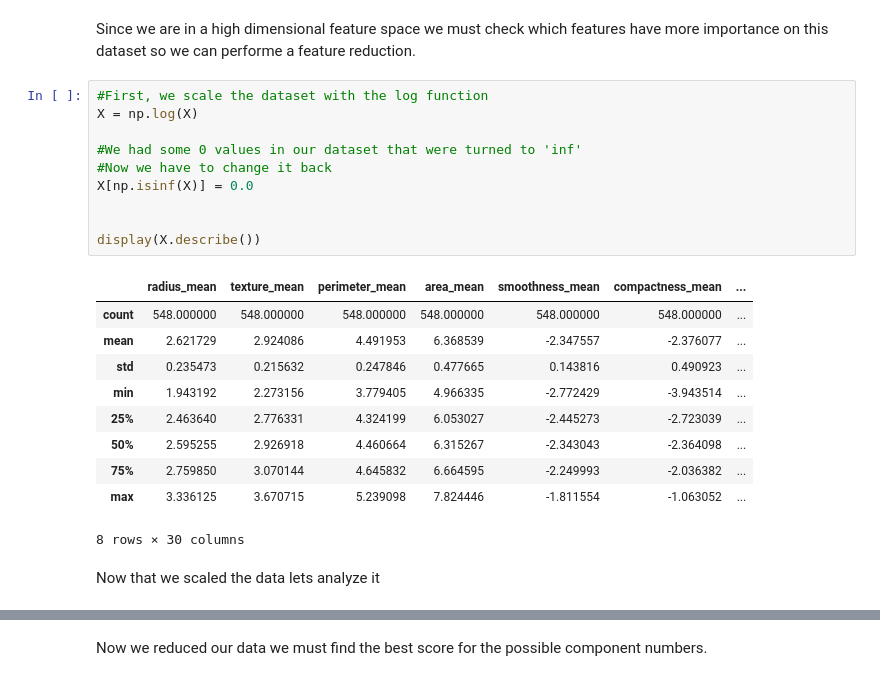
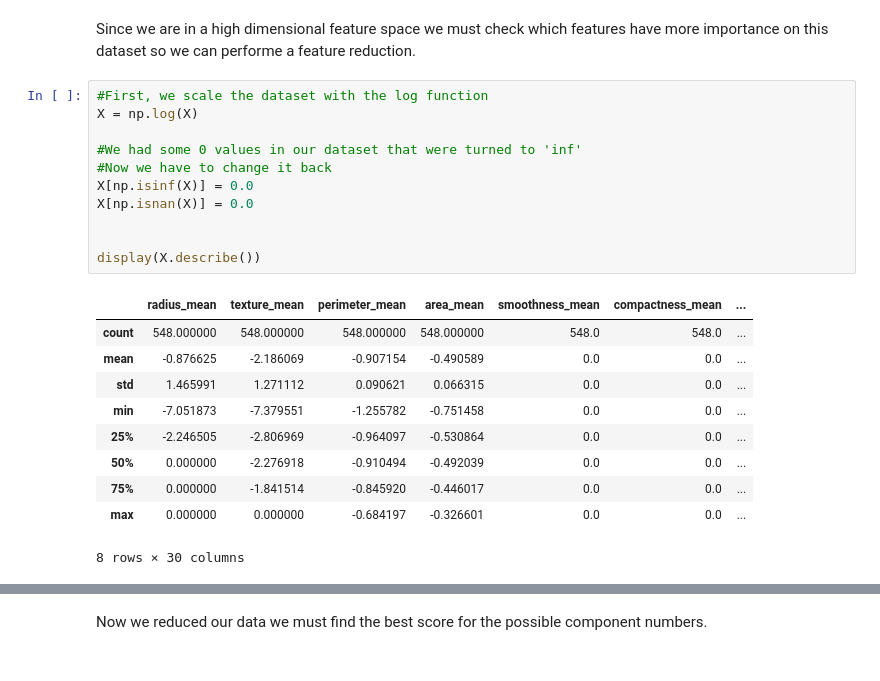
Before and after one commit to jeyvison/machine_learning_project, a Jupyter notebook: Machine Learning Capstone Project.ipynb, the cells around one changed output, grey strips where cells are left out. Cells and saved outputs as stored; diff of their text form.

```diff
--- a/Machine Learning Capstone Project.ipynb
+++ b/Machine Learning Capstone Project.ipynb
@@ -63,23 +63,22 @@ Since we are in a high dimensional feature space we must check which features ha
 # %%
 #First, we scale the dataset with the log function
 X = np.log(X)
 
 #We had some 0 values in our dataset that were turned to 'inf'
 #Now we have to change it back
 X[np.isinf(X)] = 0.0
+X[np.isnan(X)] = 0.0
 
 
 display(X.describe())
 # %% [output]
 |  | radius_mean | texture_mean | perimeter_mean | area_mean | smoothness_mean | compactness_mean | ... |
-| count | 548.000000 | 548.000000 | 548.000000 | 548.000000 | 548.000000 | 548.000000 | ... |
-| mean | 2.621729 | 2.924086 | 4.491953 | 6.368539 | -2.347557 | -2.376077 | ... |
-| std | 0.235473 | 0.215632 | 0.247846 | 0.477665 | 0.143816 | 0.490923 | ... |
-| min | 1.943192 | 2.273156 | 3.779405 | 4.966335 | -2.772429 | -3.943514 | ... |
-| 25% | 2.463640 | 2.776331 | 4.324199 | 6.053027 | -2.445273 | -2.723039 | ... |
-| 50% | 2.595255 | 2.926918 | 4.460664 | 6.315267 | -2.343043 | -2.364098 | ... |
-| 75% | 2.759850 | 3.070144 | 4.645832 | 6.664595 | -2.249993 | -2.036382 | ... |
-| max | 3.336125 | 3.670715 | 5.239098 | 7.824446 | -1.811554 | -1.063052 | ... |
+| count | 548.000000 | 548.000000 | 548.000000 | 548.000000 | 548.0 | 548.0 | ... |
+| mean | -0.876625 | -2.186069 | -0.907154 | -0.490589 | 0.0 | 0.0 | ... |
+| std | 1.465991 | 1.271112 | 0.090621 | 0.066315 | 0.0 | 0.0 | ... |
+| min | -7.051873 | -7.379551 | -1.255782 | -0.751458 | 0.0 | 0.0 | ... |
+| 25% | -2.246505 | -2.806969 | -0.964097 | -0.530864 | 0.0 | 0.0 | ... |
+| 50% | 0.000000 | -2.276918 | -0.910494 | -0.492039 | 0.0 | 0.0 | ... |
+| 75% | 0.000000 | -1.841514 | -0.845920 | -0.446017 | 0.0 | 0.0 | ... |
+| max | 0.000000 | 0.000000 | -0.684197 | -0.326601 | 0.0 | 0.0 | ... |
 8 rows × 30 columns
-# %% [markdown]
-Now that we scaled the data lets analyze it
```
Also changed, not shown: parts of 14 cells of this notebook, 3 other files.
